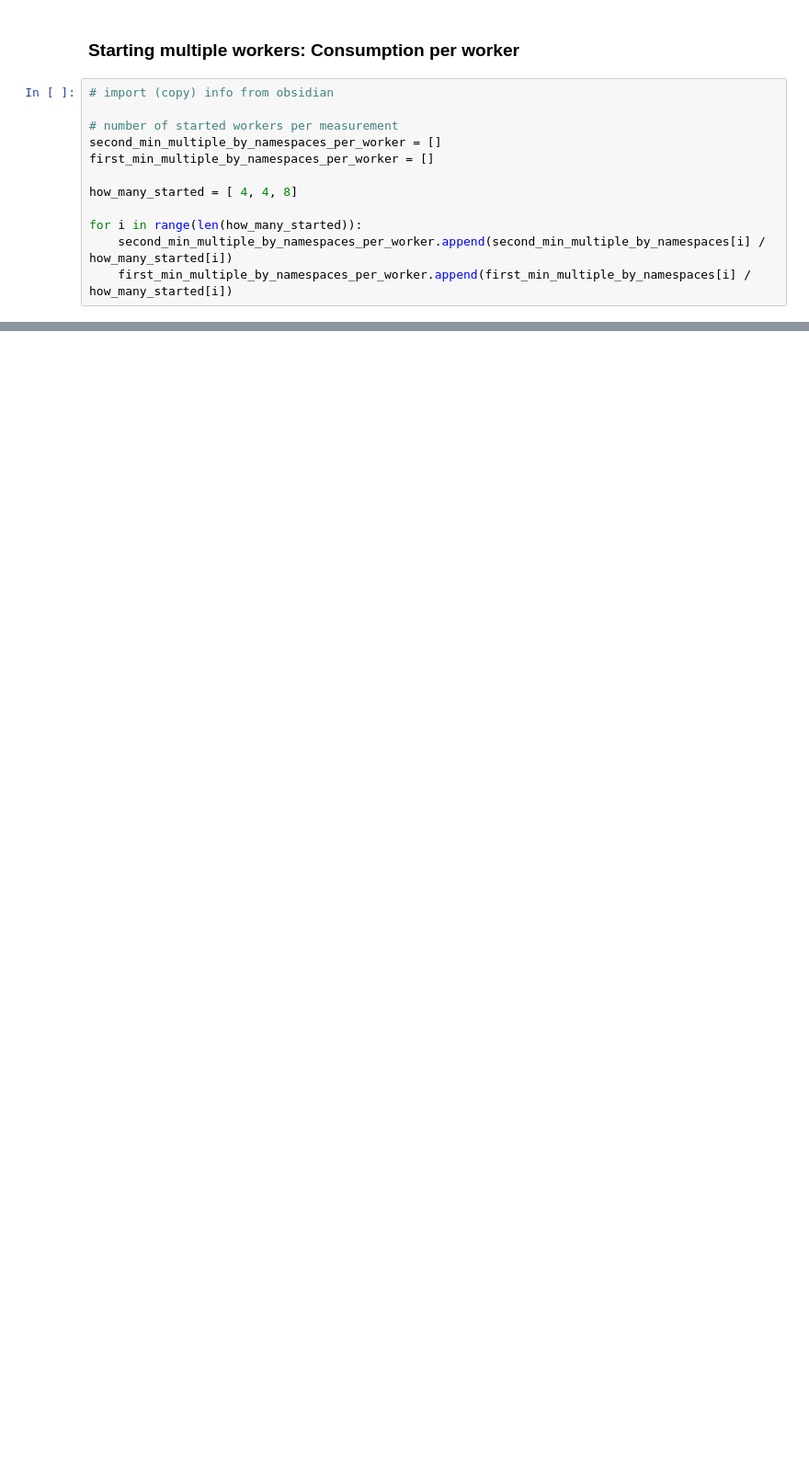
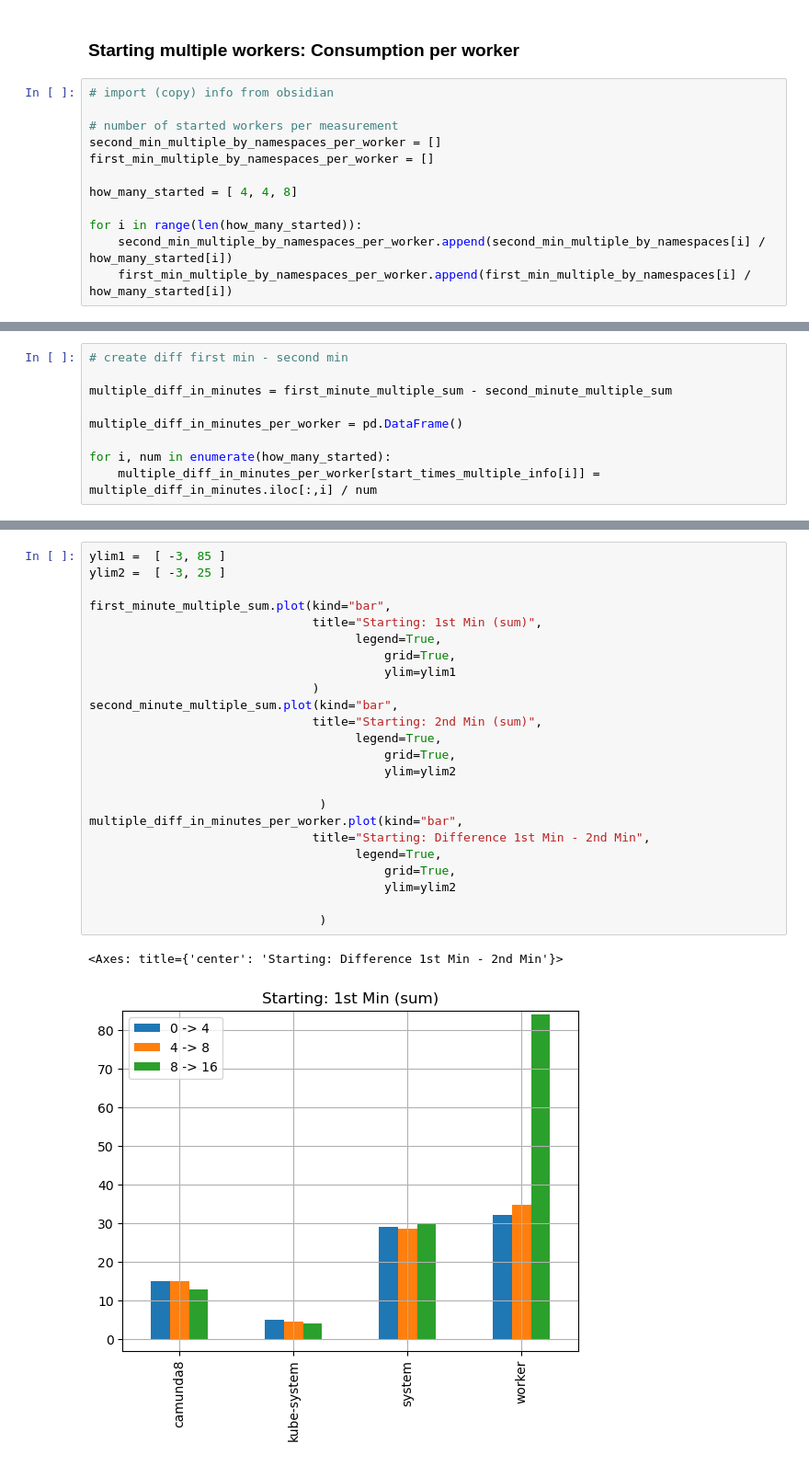
Before and after one commit to JayJabowski/camunda-8-worker-energy-efficiency-analysis, a Jupyter notebook: worker-measurements/Starting_Workers_1.1.ipynb, the cells around one changed output, grey strips where cells are left out. Shown: that part at 92% size. Drawn from its saved outputs; the diff is of its cells as text; blank space fills up the shorter version.

```diff
--- a/worker-measurements/Starting_Workers_1.1.ipynb
+++ b/worker-measurements/Starting_Workers_1.1.ipynb
@@ -368,0 +385,9 @@ for i in range(0,3):
+# %%
+# create diff first min - second min
+
+multiple_diff_in_minutes = first_minute_multiple_sum - second_minute_multiple_sum
+
+multiple_diff_in_minutes_per_worker = pd.DataFrame()
+
+for i, num in enumerate(how_many_started):
+    multiple_diff_in_minutes_per_worker[start_times_multiple_info[i]] = multiple_diff_in_minutes.iloc[:,i] / num
@@ -368,0 +416,27 @@ for i in range(0,3):
+# %%
+ylim1 =  [ -3, 85 ]
+ylim2 =  [ -3, 25 ]
+
+first_minute_multiple_sum.plot(kind="bar",
+                               title="Starting: 1st Min (sum)",
+                                     legend=True,
+                                         grid=True,
+                                         ylim=ylim1
+                               )
+second_minute_multiple_sum.plot(kind="bar",
+                               title="Starting: 2nd Min (sum)",
+                                     legend=True,
+                                         grid=True,
+                                         ylim=ylim2
+
+                                )
+multiple_diff_in_minutes_per_worker.plot(kind="bar",
+                               title="Starting: Difference 1st Min - 2nd Min",
+                                     legend=True,
+                                         grid=True,
+                                         ylim=ylim2
+
+                                )
+# %% [output]
+<Axes: title={'center': 'Starting: Difference 1st Min - 2nd Min'}>
+[figure, added]
```
Also changed, not shown: parts of 8 cells of this notebook, 1 other file.
